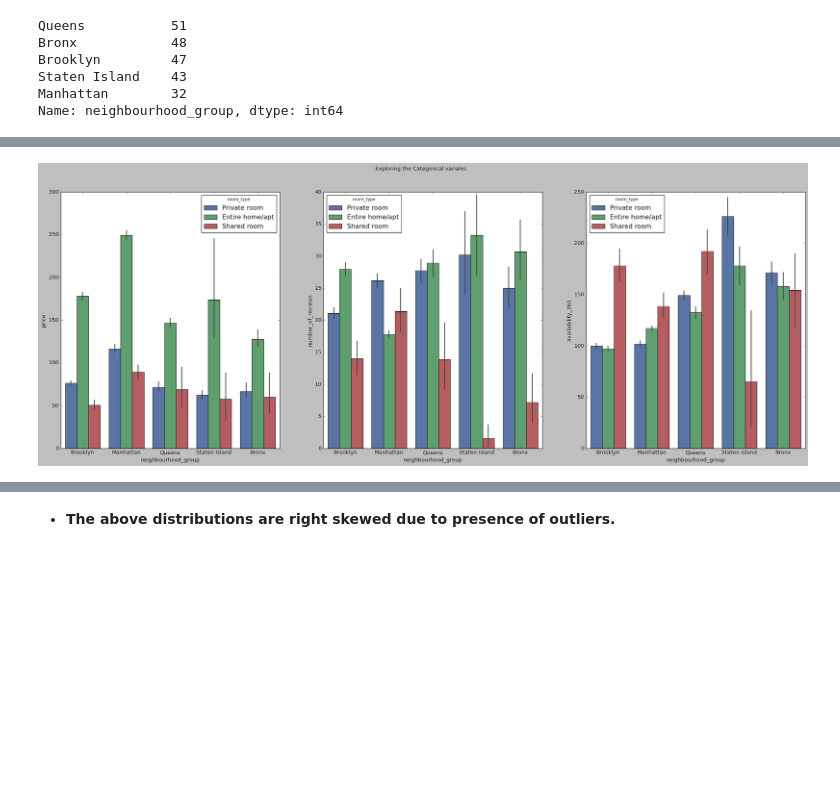
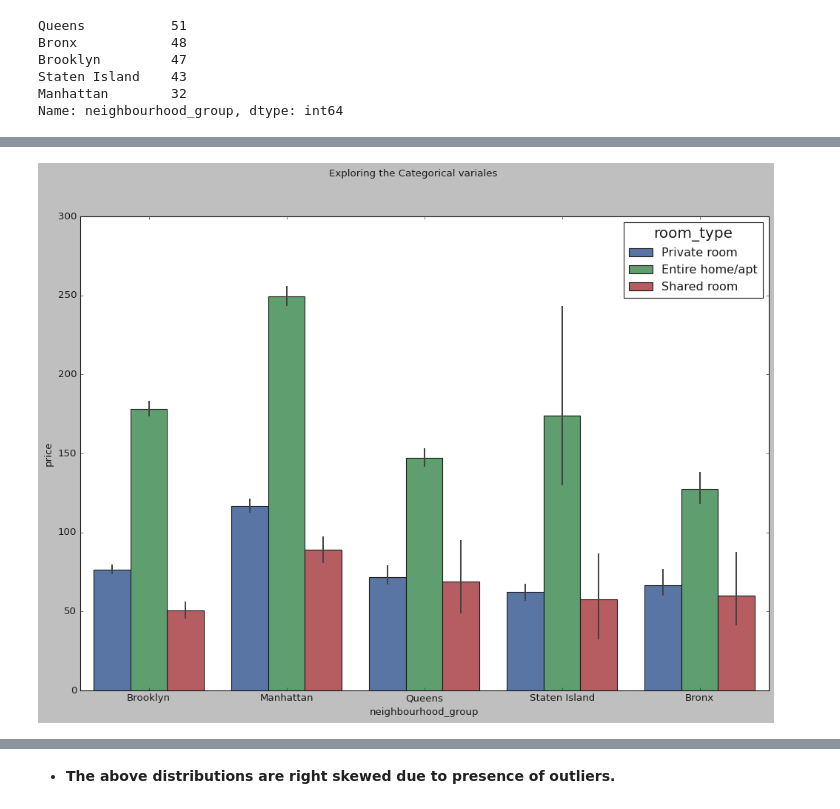
Before and after one commit to vir097/Airbnb-Bookings-Analysis---Capstone-Project, a Jupyter notebook: Airbnb_Bookings_Analysis_Capstone_Project.ipynb, the cells around one changed output, grey strips where cells are left out. Saved outputs shown, nothing was run; the diff lists cells and outputs as text; code cells hidden in the pictures; blank space fills up the shorter version.

```diff
--- a/Airbnb_Bookings_Analysis_Capstone_Project.ipynb
+++ b/Airbnb_Bookings_Analysis_Capstone_Project.ipynb
@@ -284,14 +289,15 @@ Name: room_type, dtype: int64
 # %%
 # Visualization of rooms type listed on airbnb platform through Bar graph
 # Bar Graph
-plt.rcParams["figure.figsize"] = (8,5)
-sns.set_theme('poster')
+sns.set_theme(style="white", context="talk")
 sns.set_style('whitegrid')
 plt.style.use('classic')
+
+plt.rcParams["figure.figsize"] = (8,6)
 room_count.plot(kind='bar')
 plt.xlabel('Room Type',fontsize=15)
 plt.ylabel('Booked',fontsize=15)
-plt.title('Room Type',fontsize=15)
+plt.title('Room Type',fontsize=20)
 plt.xticks(rotation=10)
 # %% [output]
 (array([0, 1, 2]), <a list of 3 Text major ticklabel objects>)
@@ -454,0 +471,18 @@ Name: neighbourhood_group, dtype: int64
+# %%
+# Visualisation of Airbnb listings in different neighbourhood groups (in percentage).
+# pie chart
+
+labels = airbnb_df.neighbourhood_group.value_counts().index
+
+colors = ['#008fd5','#fc4f30','#e5ae38','#6d904f','#8b8b8b']
+explode = (0.1,0,0,0,0)
+
+shape = airbnb_df.neighbourhood_group.value_counts().values
+
+
+plt.rcParams["figure.figsize"]=(10,10)
+
+plt.pie(shape, explode = explode, labels=shape, colors= colors, autopct = '%1.1f%%', startangle=90)
+plt.legend(labels)
+plt.title('Neighbourhood Group')
+plt.show()
@@ -454,0 +495,9 @@ Name: neighbourhood_group, dtype: int64
+# %%
+# Countplot
+# Visualisation of count of different room type listed on Airbnb according to neighbourhood group
+
+plt.rcParams['figure.figsize']=(13,7)
+
+plt.title("Number of Room types available in each states")
+sns.countplot(airbnb_df.neighbourhood_group,hue=airbnb_df.room_type, palette="muted")
+plt.show()
@@ -455,15 +534,11 @@ Name: neighbourhood_group, dtype: int64
 # %%
-list_ = ['price','number_of_reviews','availability_365']
-fig,ax = plt.subplots(1,3,figsize=(30,10))
+
+fig= plt.figure(figsize=(15,10))
 fig.suptitle("Exploring the Categorical variales")
-val=0
-for var in list_:
-  if val<=2:
-    sns.barplot(x=airbnb_df['neighbourhood_group'],y=airbnb_df[var],hue=airbnb_df['room_type'],ax=ax[val])
-    val+=1
+sns.barplot(x=airbnb_df['neighbourhood_group'],y=airbnb_df['price'],hue=airbnb_df['room_type'])
 fig.show()
 # %% [output]
-[figure, old version]
+[figure, new version]
 # %%
 ''' visualising distribution of price, minimum nights, number of reviews,
 reviews per month, availability using Distplot'''
```
Also changed, not shown: parts of 32 cells of this notebook.
